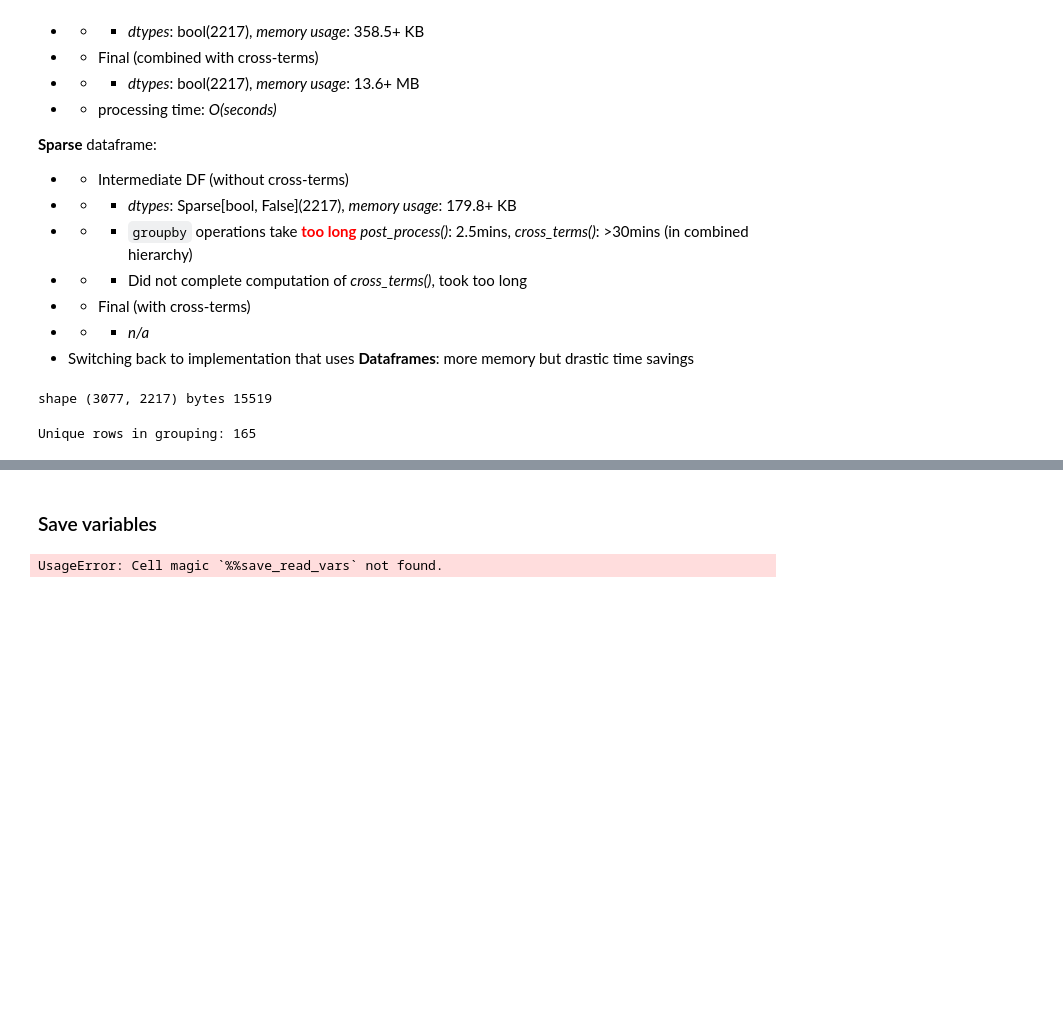
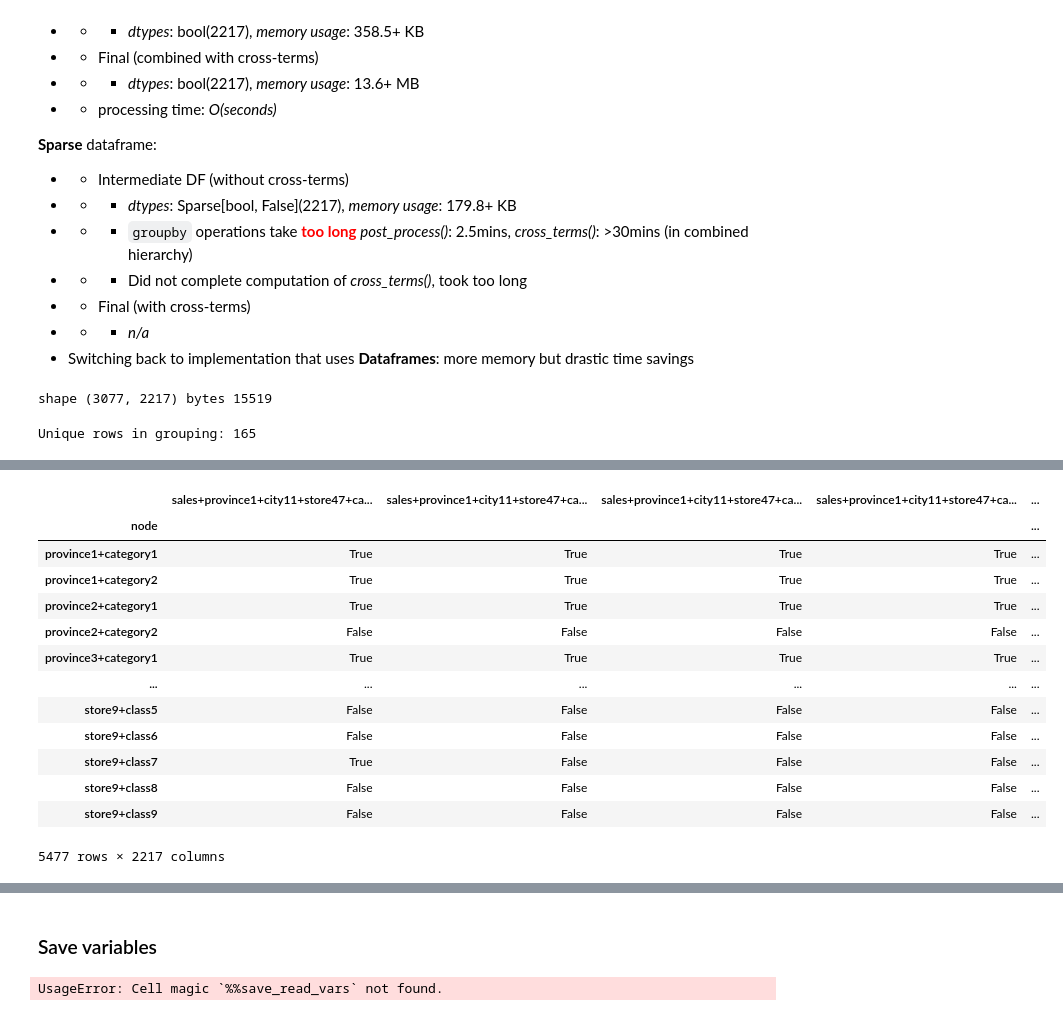
Before and after one commit to Abhishek-pv/Hierachial-Time-Series-Forecasting, a Jupyter notebook: notebook/aggregation-matrix.ipynb, the cells around one changed output, grey strips where cells are left out. Drawn from its saved outputs; the diff is of its cells as text; code cells hidden in the pictures; blank space fills up the shorter version.

```diff
--- a/notebook/aggregation-matrix.ipynb
+++ b/notebook/aggregation-matrix.ipynb
@@ -468,3 +450,28 @@ cross_df
+# %%
+
+cross_df = cross_terms(combined_df, space_order, product_order, "sales")
+
+with open('../data/cross_terms.pickle', 'rb') as f:
+    valid_cross = pickle.load(f) #preprocess dataset to determine existing cross-terms: list of ('space','product')
+
+valid_cross = list(map(lambda x: "+".join(x), valid_cross)) # parse tuples to match syntax 'space+product'
+cross_df = cross_df.loc[valid_cross] # keep cross-terms that exist in the dataset
+cross_df
+# %% [output]
+|  | sales+province1+city11+store47+ca... | sales+province1+city11+store47+ca... | sales+province1+city11+store47+ca... | sales+province1+city11+store47+ca... | ... |
+| node |  |  |  |  | ... |
+| province1+category1 | True | True | True | True | ... |
+| province1+category2 | True | True | True | True | ... |
+| province2+category1 | True | True | True | True | ... |
+| province2+category2 | False | False | False | False | ... |
+| province3+category1 | True | True | True | True | ... |
+| ... | ... | ... | ... | ... | ... |
+| store9+class5 | False | False | False | False | ... |
+| store9+class6 | False | False | False | False | ... |
+| store9+class7 | True | False | False | False | ... |
+| store9+class8 | False | False | False | False | ... |
+| store9+class9 | False | False | False | False | ... |
+5477 rows × 2217 columns
 # %%
 agg_combo = pd.concat([combined_df, cross_df])
 
```
Also changed, not shown: parts of 5 cells of this notebook.
